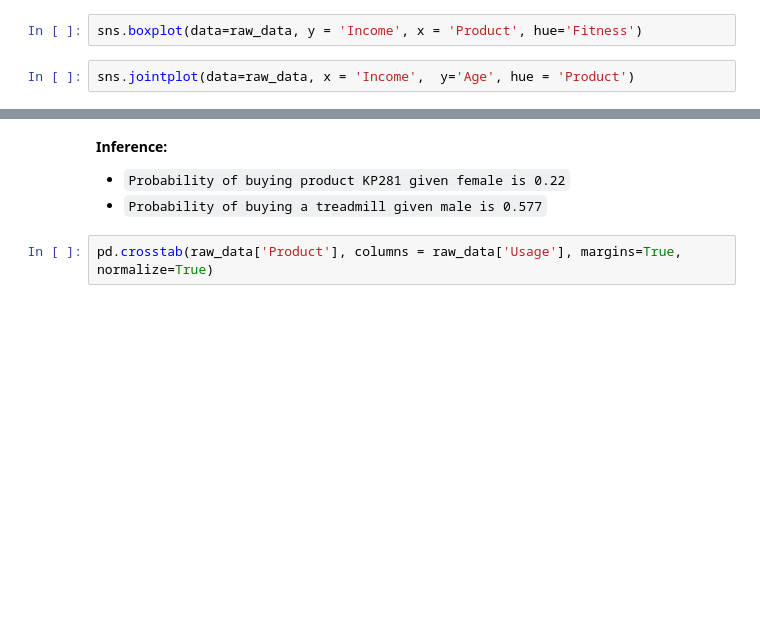
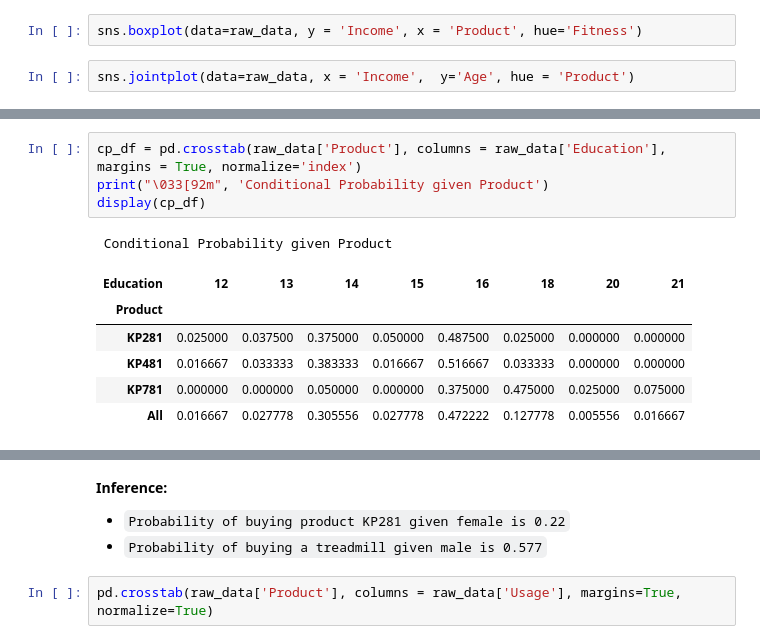
Before and after one commit to muthuganeshece/Business-Case-Study, a Jupyter notebook: Aerofit/Notebook/EDA.ipynb, the cells around one changed output, grey strips where cells are left out. Drawn from its saved outputs; the diff is of its cells as text; blank space fills up the shorter version.

Commit message:
Prior and Posterior Probability for single condition completed

```diff
--- a/Aerofit/Notebook/EDA.ipynb
+++ b/Aerofit/Notebook/EDA.ipynb
@@ -159,0 +213,12 @@ temp_df = pd.crosstab(raw_data['Product'], columns = raw_data['Usage'], margins=
+# %%
+cp_df = pd.crosstab(raw_data['Product'], columns = raw_data['Education'], margins = True, normalize='index')
+print("\033[92m", 'Conditional Probability given Product')
+display(cp_df)
+# %% [output]
+ Conditional Probability given Product
+| Education | 12 | 13 | 14 | 15 | 16 | 18 | 20 | 21 |
+| Product |  |  |  |  |  |  |  |  |
+| KP281 | 0.025000 | 0.037500 | 0.375000 | 0.050000 | 0.487500 | 0.025000 | 0.000000 | 0.000000 |
+| KP481 | 0.016667 | 0.033333 | 0.383333 | 0.016667 | 0.516667 | 0.033333 | 0.000000 | 0.000000 |
+| KP781 | 0.000000 | 0.000000 | 0.050000 | 0.000000 | 0.375000 | 0.475000 | 0.025000 | 0.075000 |
+| All | 0.016667 | 0.027778 | 0.305556 | 0.027778 | 0.472222 | 0.127778 | 0.005556 | 0.016667 |
```
Also changed, not shown: parts of 35 cells of this notebook.
